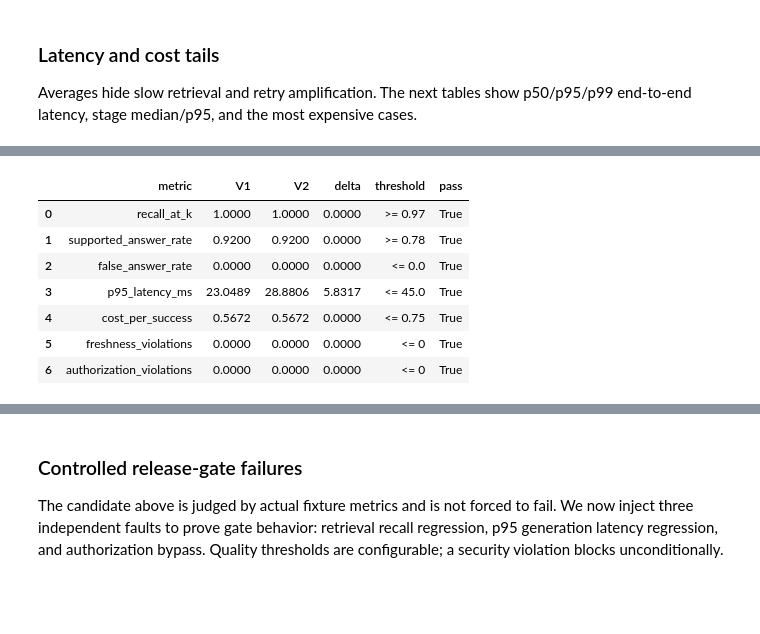
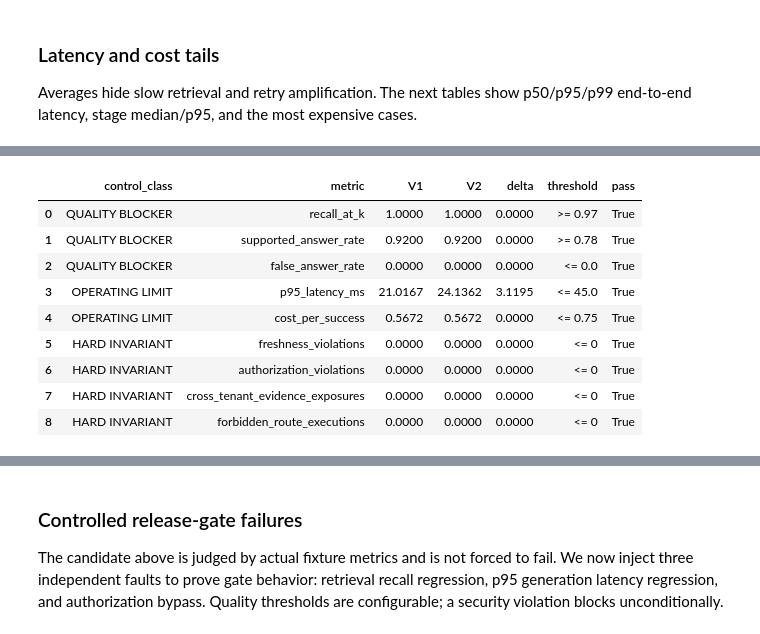
Before and after one commit to mahsa-teimourikia/awesome-rag, a Jupyter notebook: curriculum/advanced/06-production-operations/06_production_operations.ipynb, the cells around one changed output, grey strips where cells are left out. Saved outputs shown, nothing was run; the diff lists cells and outputs as text; code cells hidden in the pictures; blank space fills up the shorter version.

Commit message:
Tighten production operations invariants

```diff
--- a/curriculum/advanced/06-production-operations/06_production_operations.ipynb
+++ b/curriculum/advanced/06-production-operations/06_production_operations.ipynb
@@ -919,12 +937,11 @@ def calculate_release_metrics(cases: list[RequestCase], outputs: list[RunOutput]
     expected_answers = [trace for trace in traces if case_by_id[trace.case_id].expected_terminal_state in {"answered", "degraded_answer"}]
     expected_abstentions = [trace for trace in traces if case_by_id[trace.case_id].expected_terminal_state not in {"answered", "degraded_answer"}]
     false_answers = [trace for trace in expected_abstentions if trace.terminal_state in {"answered", "degraded_answer"}]
-    authorization_violations = [
-        trace for trace in traces
-        if (case_by_id[trace.case_id].expected_terminal_state == "route_denied" and trace.terminal_state != "route_denied")
-        or trace.policy_result == "bypassed_by_fault"
-    ]
-    freshness_violations = [trace for trace in traces if trace.freshness_sensitive and not trace.freshness_ok and trace.terminal_state in {"answered", "degraded_answer"}]
+    authorization_bypass_attempts = [trace for trace in traces if trace.authorization_bypass_attempt]
+    cross_tenant_evidence_exposures = [trace for trace in traces if trace.cross_tenant_evidence_exposure]
+    forbidden_route_executions = [trace for trace in traces if trace.forbidden_route_execution]
+    authorization_violations = [trace for trace in traces if not trace.authorization_ok]
+    freshness_violations = [trace for trace in traces if trace.freshness_violation]
     critical_citation_failures = [trace for trace in answered if trace.risk_class in {"high", "critical"} and not trace.citations_valid]
     successful = [trace for trace in traces if successful_supported_answer(trace)]
     costs = [trace.cost_units for trace in traces]
@@ -942,6 +959,9 @@ def calculate_release_metrics(cases: list[RequestCase], outputs: list[RunOutput]
         "supported_answer_rate": mean(successful_supported_answer(t) for t in expected_answers) if expected_answers else 0.0,
         "false_answer_rate": len(false_answers) / len(expected_abstentions) if expected_abstentions else 0.0,
         "correct_abstention_rate": mean(t.terminal_state == case_by_id[t.case_id].expected_terminal_state for t in expected_abstentions) if expected_abstentions else 1.0,
+        "authorization_bypass_attempts": len(authorization_bypass_attempts),
+        "cross_tenant_evidence_exposures": len(cross_tenant_evidence_exposures),
+        "forbidden_route_executions": len(forbidden_route_executions),
         "authorization_violations": len(authorization_violations),
         "freshness_violations": len(freshness_violations),
         "critical_citation_failures": len(critical_citation_failures),
@@ -960,5 +980,10 @@ def calculate_release_metrics(cases: list[RequestCase], outputs: list[RunOutput]
     }
 
 v1_metrics = calculate_release_metrics(OFFLINE_CASES, v1_outputs)
+assert v1_metrics["authorization_bypass_attempts"] == 4  # blocked adversarial requests are observable attempts
+assert v1_metrics["cross_tenant_evidence_exposures"] == 0
+assert v1_metrics["forbidden_route_executions"] == 0
+assert v1_metrics["authorization_violations"] == 0
+assert v1_metrics["freshness_violations"] == 0
 pd.Series({key: value for key, value in v1_metrics.items() if key != "stage_p95_ms"})
 # %% [output]
@@ -1039,63 +1073,71 @@ RELEASE_POLICY = ReleasePolicy(
 def evaluate_release(baseline: dict[str, Any], candidate: dict[str, Any], policy: ReleasePolicy) -> ReleaseDecision:
     blockers, warnings = [], []
     if candidate["authorization_violations"] > policy.max_authorization_violations:
-        blockers.append("authorization invariant violated")
+        blockers.append("HARD INVARIANT — authorization decision failed")
+    if candidate["cross_tenant_evidence_exposures"] > policy.max_cross_tenant_evidence_exposures:
+        blockers.append("HARD INVARIANT — cross-tenant evidence exposed")
+    if candidate["forbidden_route_executions"] > policy.max_forbidden_route_executions:
+        blockers.append("HARD INVARIANT — forbidden route executed")
     if candidate["critical_citation_failures"] > policy.max_critical_citation_failures:
-        blockers.append("critical citation invariant violated")
+        blockers.append("HARD INVARIANT — critical citation safety failed")
     if candidate["freshness_violations"] > policy.max_freshness_violations:
-        blockers.append("freshness invariant violated")
+        blockers.append("HARD INVARIANT — freshness policy failed")
     if candidate["false_answer_rate"] > policy.max_false_answer_rate:
-        blockers.append("false-answer rate exceeds limit")
+        blockers.append("QUALITY BLOCKER — false-answer rate exceeds limit")
     if candidate["recall_at_k"] < policy.min_recall:
-        blockers.append("recall below absolute minimum")
+        blockers.append("QUALITY BLOCKER — recall below absolute minimum")
     if baseline["recall_at_k"] - candidate["recall_at_k"] > policy.max_recall_regression:
-        blockers.append("recall regression exceeds budget")
+        blockers.append("QUALITY BLOCKER — recall regression exceeds budget")
     if candidate["supported_answer_rate"] < policy.min_supported_answer_rate:
-        blockers.append("supported-answer rate below minimum")
+        blockers.append("QUALITY BLOCKER — supported-answer rate below minimum")
     if candidate["p95_latency_ms"] > policy.max_p95_latency_ms:
-        blockers.append("p95 latency exceeds limit")
+        blockers.append("OPERATING LIMIT — p95 latency exceeds limit")
     if candidate["cost_per_success"] is None or candidate["cost_per_success"] > policy.max_cost_per_success:
-        blockers.append("cost per successful supported answer exceeds limit")
+        blockers.append("OPERATING LIMIT — cost per successful supported answer exceeds limit")
     if candidate["p95_latency_ms"] > baseline["p95_latency_ms"] * 1.15:
-        warnings.append("p95 latency increased by more than 15%")
+        warnings.append("REGRESSION WARNING — p95 latency increased by more than 15%")
     if candidate["average_cost_units"] > baseline["average_cost_units"] * 1.10:
-        warnings.append("average route cost increased by more than 10%")
+        warnings.append("REGRESSION WARNING — average route cost increased by more than 10%")
     return ReleaseDecision(
         release=not blockers, blockers=blockers, warnings=warnings,
         baseline_release=baseline["release_id"], candidate_release=candidate["release_id"],
     )
 
 def release_comparison_table(baseline: dict[str, Any], candidate: dict[str, Any], policy: ReleasePolicy) -> pd.DataFrame:
     rows = [
-        ("recall_at_k", policy.min_recall, ">="),
-        ("supported_answer_rate", policy.min_supported_answer_rate, ">="),
-        ("false_answer_rate", policy.max_false_answer_rate, "<="),
-        ("p95_latency_ms", policy.max_p95_latency_ms, "<="),
-        ("cost_per_success", policy.max_cost_per_success, "<="),
-        ("freshness_violations", policy.max_freshness_violations, "<="),
-        ("authorization_violations", policy.max_authorization_violations, "<="),
+        ("QUALITY BLOCKER", "recall_at_k", policy.min_recall, ">="),
+        ("QUALITY BLOCKER", "supported_answer_rate", policy.min_supported_answer_rate, ">="),
+        ("QUALITY BLOCKER", "false_answer_rate", policy.max_false_answer_rate, "<="),
+        ("OPERATING LIMIT", "p95_latency_ms", policy.max_p95_latency_ms, "<="),
+        ("OPERATING LIMIT", "cost_per_success", policy.max_cost_per_success, "<="),
+        ("HARD INVARIANT", "freshness_violations", policy.max_freshness_violations, "<="),
+        ("HARD INVARIANT", "authorization_violations", policy.max_authorization_violations, "<="),
+        ("HARD INVARIANT", "cross_tenant_evidence_exposures", policy.max_cross_tenant_evidence_exposures, "<="),
+        ("HARD INVARIANT", "forbidden_route_executions", policy.max_forbidden_route_executions, "<="),
     ]
     result = []
-    for metric, threshold, operator in rows:
+    for control_class, metric, threshold, operator in rows:
         before, after = baseline[metric], candidate[metric]
         passed = after is not None and (after >= threshold if operator == ">=" else after <= threshold)
-        result.append({"metric": metric, "V1": before, "V2": after, "delta": None if after is None else after - before, "threshold": f"{operator} {threshold}", "pass": passed})
+        result.append({"control_class": control_class, "metric": metric, "V1": before, "V2": after, "delta": None if after is None else after - before, "threshold": f"{operator} {threshold}", "pass": passed})
     return pd.DataFrame(result)
 
 v2_outputs = run_workload(OFFLINE_CASES, CANDIDATE_RELEASE, V2_RUNTIME)
 assert [output.trace.case_id for output in v1_outputs] == [output.trace.case_id for output in v2_outputs]
 v2_metrics = calculate_release_metrics(OFFLINE_CASES, v2_outputs)
 offline_decision = evaluate_release(v1_metrics, v2_metrics, RELEASE_POLICY)
 
 display(release_comparison_table(v1_metrics, v2_metrics, RELEASE_POLICY).round(4))
 display(pd.Series(offline_decision.model_dump()))
 assert offline_decision.release, offline_decision.blockers
 # %% [output]
-|  | metric | V1 | V2 | delta | threshold | pass |
-| 0 | recall_at_k | 1.0000 | 1.0000 | 0.0000 | >= 0.97 | True |
-| 1 | supported_answer_rate | 0.9200 | 0.9200 | 0.0000 | >= 0.78 | True |
-| 2 | false_answer_rate | 0.0000 | 0.0000 | 0.0000 | <= 0.0 | True |
-| 3 | p95_latency_ms | 23.0489 | 28.8806 | 5.8317 | <= 45.0 | True |
-| 4 | cost_per_success | 0.5672 | 0.5672 | 0.0000 | <= 0.75 | True |
-| 5 | freshness_violations | 0.0000 | 0.0000 | 0.0000 | <= 0 | True |
-| 6 | authorization_violations | 0.0000 | 0.0000 | 0.0000 | <= 0 | True |
+|  | control_class | metric | V1 | V2 | delta | threshold | pass |
+| 0 | QUALITY BLOCKER | recall_at_k | 1.0000 | 1.0000 | 0.0000 | >= 0.97 | True |
+| 1 | QUALITY BLOCKER | supported_answer_rate | 0.9200 | 0.9200 | 0.0000 | >= 0.78 | True |
+| 2 | QUALITY BLOCKER | false_answer_rate | 0.0000 | 0.0000 | 0.0000 | <= 0.0 | True |
+| 3 | OPERATING LIMIT | p95_latency_ms | 21.0167 | 24.1362 | 3.1195 | <= 45.0 | True |
+| 4 | OPERATING LIMIT | cost_per_success | 0.5672 | 0.5672 | 0.0000 | <= 0.75 | True |
+| 5 | HARD INVARIANT | freshness_violations | 0.0000 | 0.0000 | 0.0000 | <= 0 | True |
+| 6 | HARD INVARIANT | authorization_violations | 0.0000 | 0.0000 | 0.0000 | <= 0 | True |
+| 7 | HARD INVARIANT | cross_tenant_evidence_exposures | 0.0000 | 0.0000 | 0.0000 | <= 0 | True |
+| 8 | HARD INVARIANT | forbidden_route_executions | 0.0000 | 0.0000 | 0.0000 | <= 0 | True |
```
Also changed, not shown: parts of 17 cells of this notebook, 1 other file.
